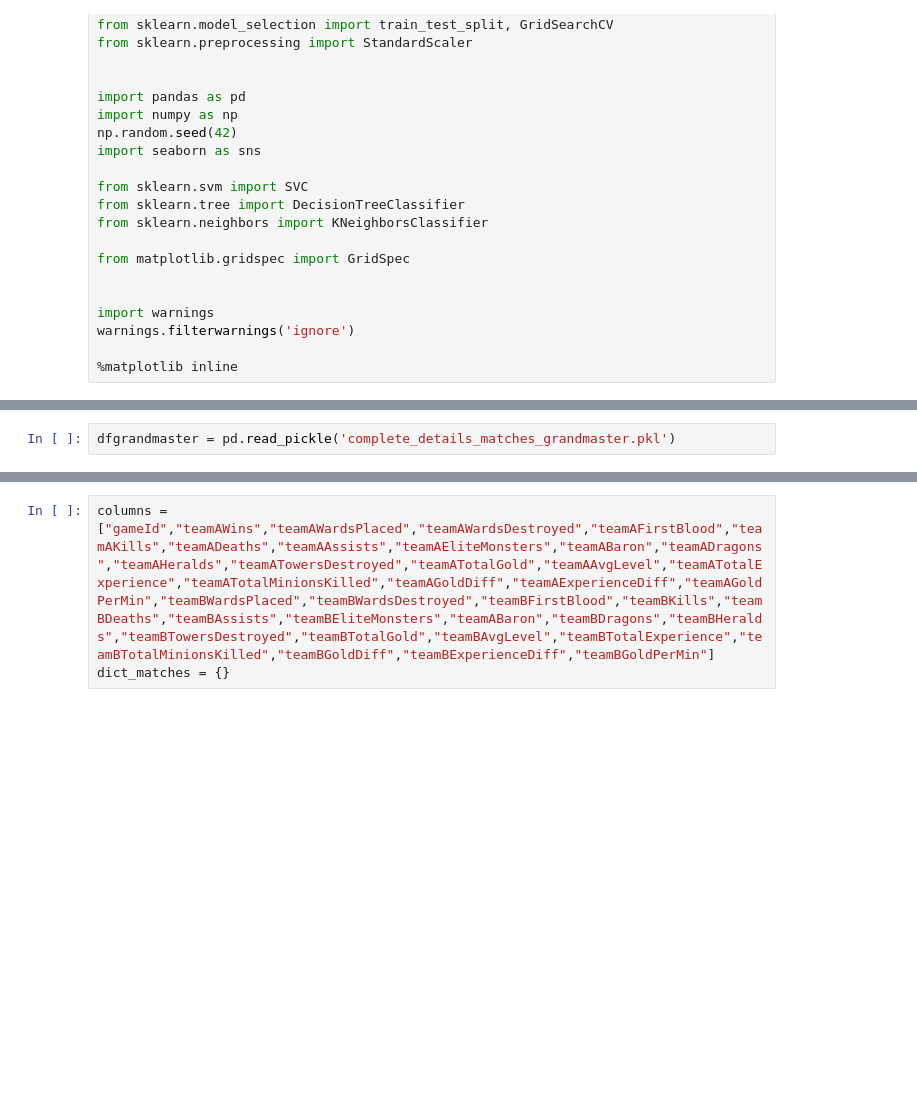
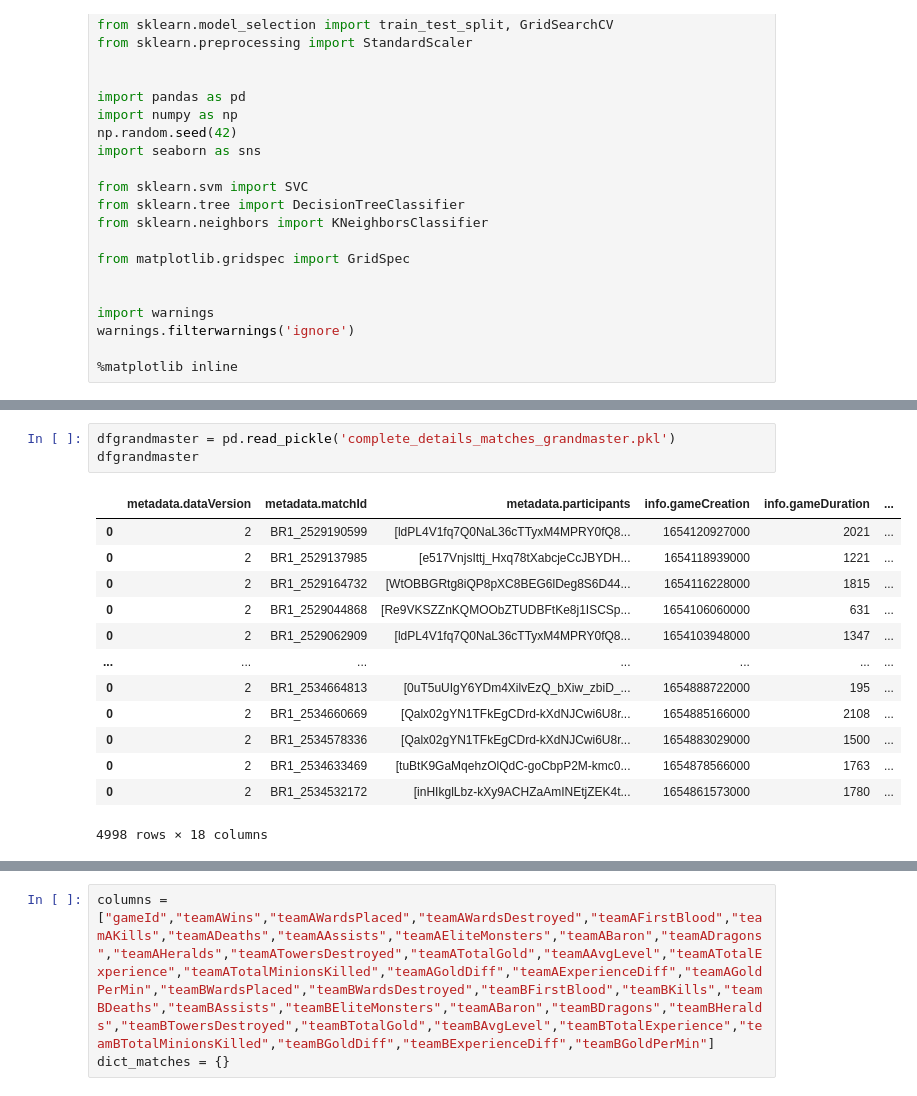
Before and after one commit to iagoesp/MATE33, a Jupyter notebook: trabalho_final.ipynb, the cells around one changed output, grey strips where cells are left out. Saved outputs shown, nothing was run; the diff lists cells and outputs as text; blank space fills up the shorter version.

```diff
--- a/trabalho_final.ipynb
+++ b/trabalho_final.ipynb
@@ -28,4 +43,19 @@ dfchallenger = pd.read_pickle('complete_details_matches_challenger.pkl')
 # %%
 dfgrandmaster = pd.read_pickle('complete_details_matches_grandmaster.pkl')
+dfgrandmaster
+# %% [output]
+|  | metadata.dataVersion | metadata.matchId | metadata.participants | info.gameCreation | info.gameDuration | ... |
+| 0 | 2 | BR1_2529190599 | [ldPL4V1fq7Q0NaL36cTTyxM4MPRY0fQ8... | 1654120927000 | 2021 | ... |
+| 0 | 2 | BR1_2529137985 | [e517VnjsIttj_Hxq78tXabcjeCcJBYDH... | 1654118939000 | 1221 | ... |
+| 0 | 2 | BR1_2529164732 | [WtOBBGRtg8iQP8pXC8BEG6lDeg8S6D44... | 1654116228000 | 1815 | ... |
+| 0 | 2 | BR1_2529044868 | [Re9VKSZZnKQMOObZTUDBFtKe8j1ISCSp... | 1654106060000 | 631 | ... |
+| 0 | 2 | BR1_2529062909 | [ldPL4V1fq7Q0NaL36cTTyxM4MPRY0fQ8... | 1654103948000 | 1347 | ... |
+| ... | ... | ... | ... | ... | ... | ... |
+| 0 | 2 | BR1_2534664813 | [0uT5uUIgY6YDm4XilvEzQ_bXiw_zbiD_... | 1654888722000 | 195 | ... |
+| 0 | 2 | BR1_2534660669 | [Qalx02gYN1TFkEgCDrd-kXdNJCwi6U8r... | 1654885166000 | 2108 | ... |
+| 0 | 2 | BR1_2534578336 | [Qalx02gYN1TFkEgCDrd-kXdNJCwi6U8r... | 1654883029000 | 1500 | ... |
+| 0 | 2 | BR1_2534633469 | [tuBtK9GaMqehzOlQdC-goCbpP2M-kmc0... | 1654878566000 | 1763 | ... |
+| 0 | 2 | BR1_2534532172 | [inHIkglLbz-kXy9ACHZaAmINEtjZEK4t... | 1654861573000 | 1780 | ... |
+4998 rows × 18 columns
 # %%
 dfmaster = pd.read_pickle('details_matches_master_complete.pkl')
```
Also changed, not shown: parts of 22 cells of this notebook.
